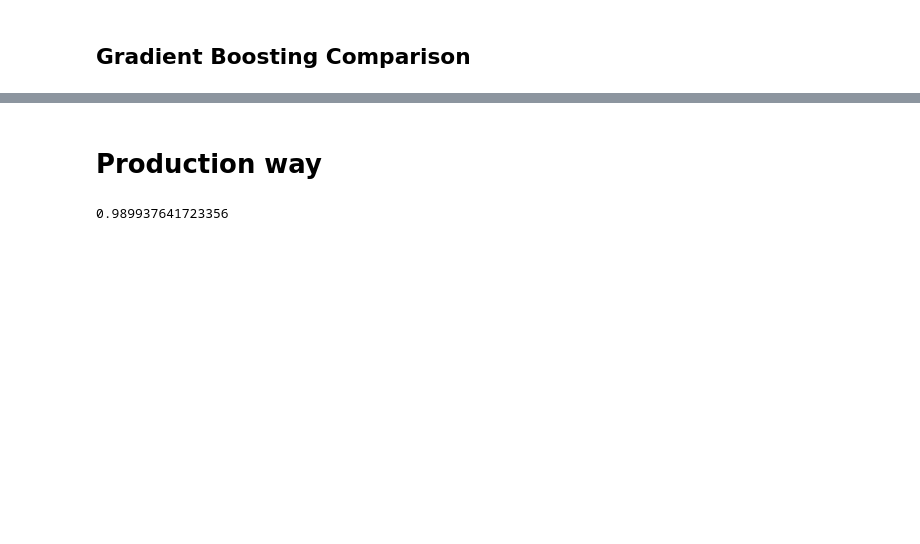
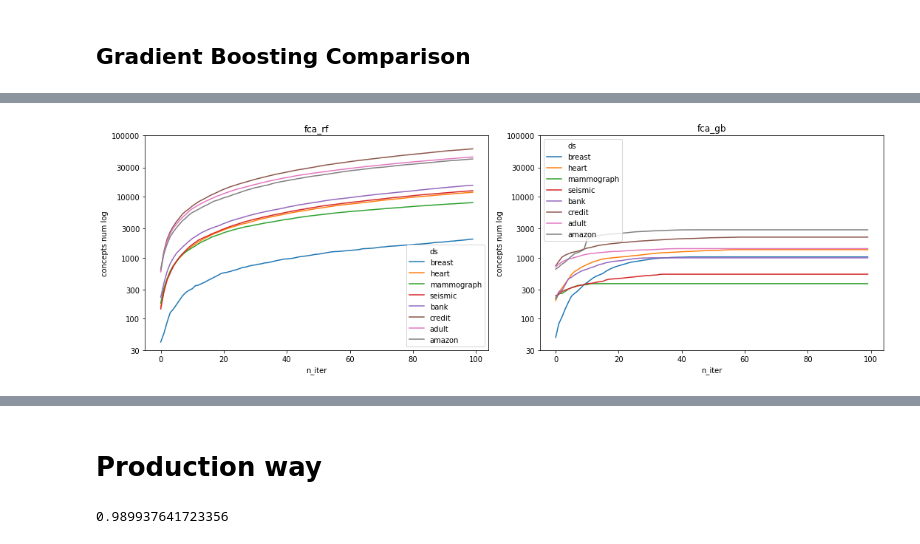
Before and after one commit to EgorDudyrev/FCA_BB_interpret, a Jupyter notebook: notebooks/2020.08.09-TreeEnsembling_with_RF.ipynb, the cells around one changed output, grey strips where cells are left out. Saved outputs shown, nothing was run; the diff lists cells and outputs as text; code cells hidden in the pictures; blank space fills up the shorter version.

```diff
--- a/notebooks/2020.08.09-TreeEnsembling_with_RF.ipynb
+++ b/notebooks/2020.08.09-TreeEnsembling_with_RF.ipynb
@@ -509,0 +557,4 @@ stats_gb_ds.head()
+# %%
+d = {data_name: data['ds'].shape[0] for data_name, data in data_dict.items()}
+# %%
+stats_ds['ds_size'] = stats_ds['ds'].apply(lambda x: d[x])
@@ -509,0 +569,18 @@ stats_gb_ds.head()
+# %%
+plt.figure(figsize=(15,5))
+for idx, model in enumerate(['fca_rf','fca_gb']):
+    plt.subplot(1,2,idx+1)
+    cds = stats_ds[(stats_ds['model_name']==model)]
+    cds['concepts num log'] = np.log1p(cds['concepts num'])
+    cds['concepts_per_object'] = cds['concepts num']/cds['ds_size']
+    sns.lineplot(x='n_iter', y='concepts num log', hue='ds', data=cds)
+    plt.title(model)
+
+    plt.ylim(np.log1p(30), np.log1p(100000))
+    yticks = [30, 100,300,1000,3000,10000, 30000,100000]
+    plt.yticks(np.log1p(yticks), yticks)
+
+plt.tight_layout()
+plt.show()
+# %% [output]
+[figure, added]
```
Also changed, not shown: parts of 29 cells of this notebook, 1 other file.
